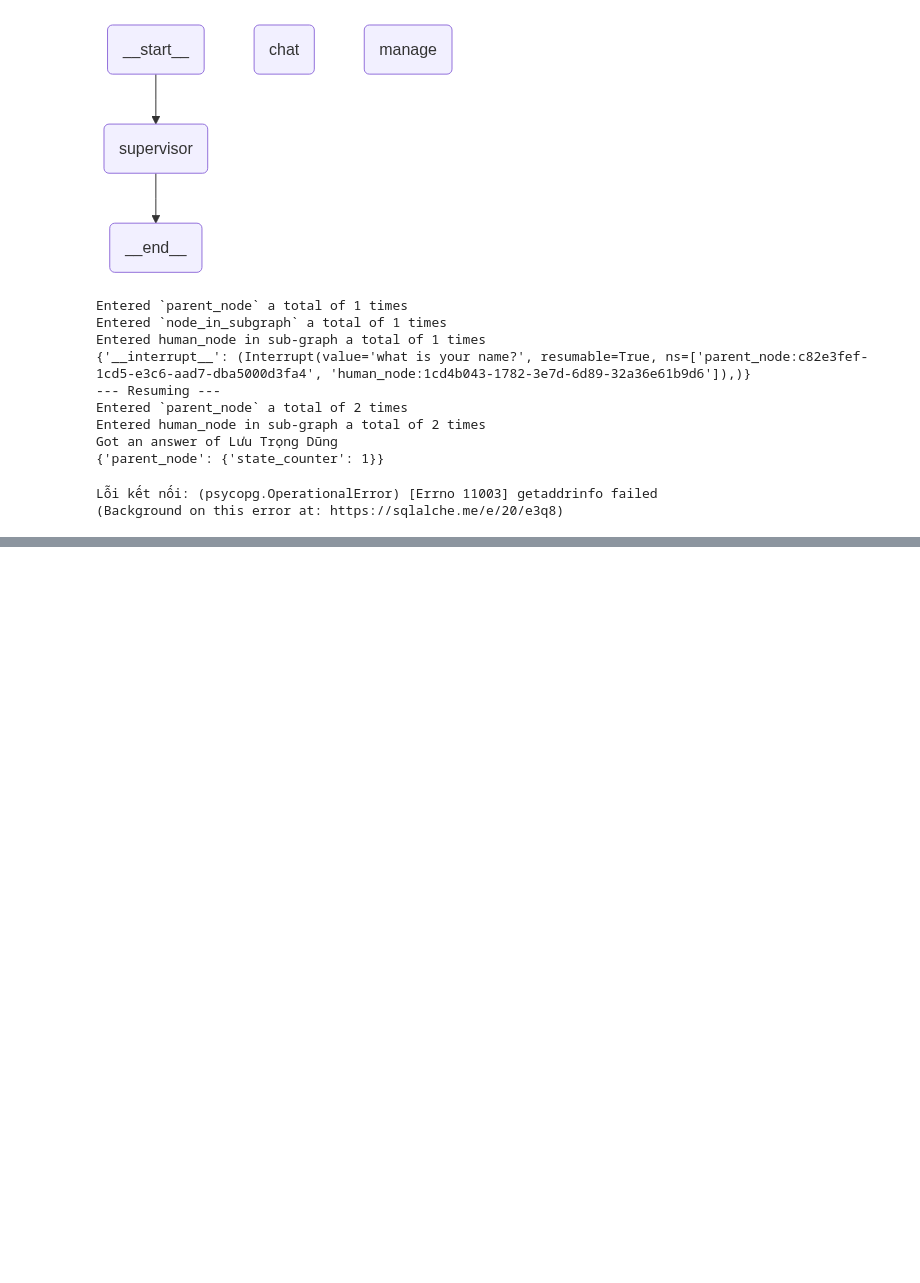
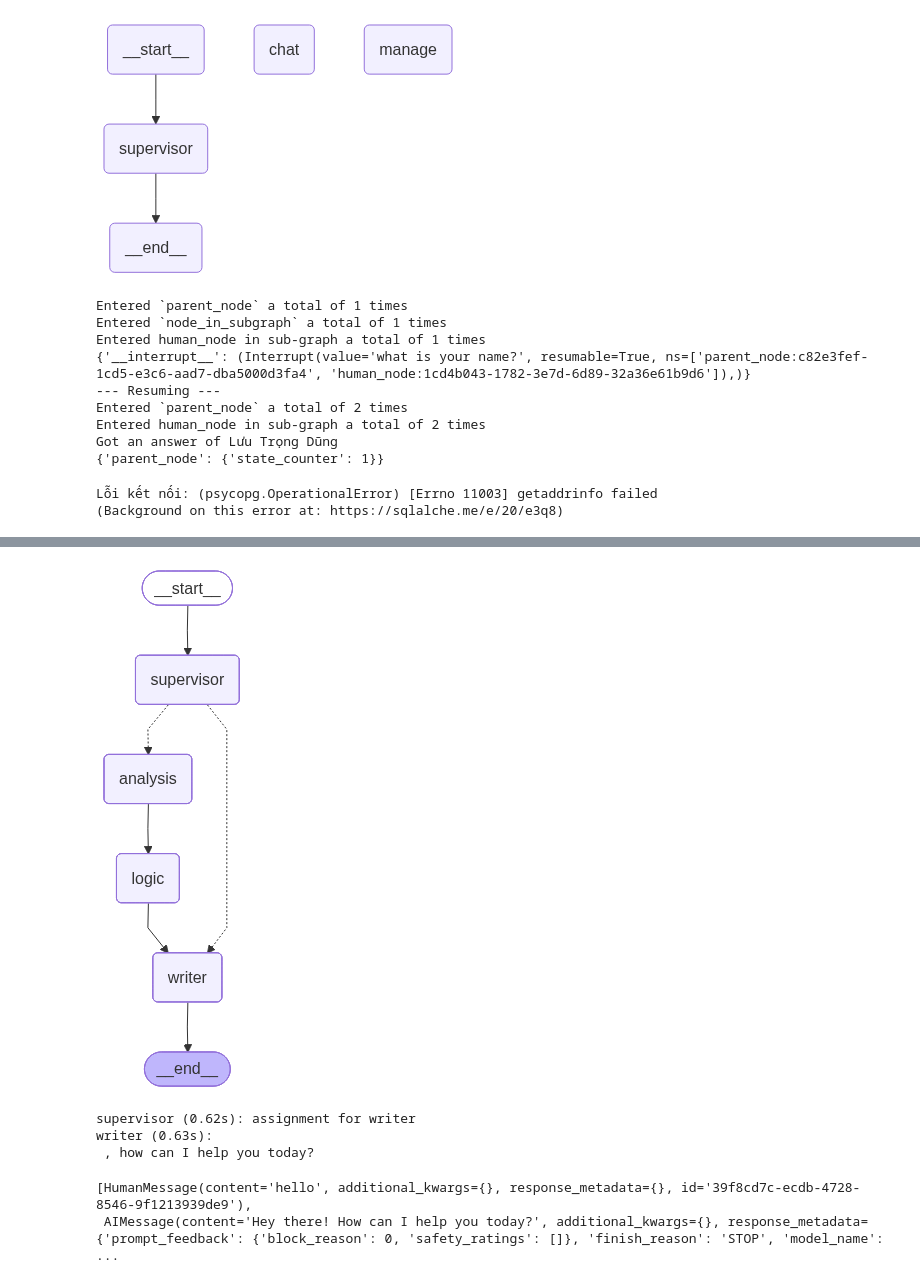
Before and after one commit to trongdung143/chatbot, a Jupyter notebook: src/notebooks/main.ipynb, the cells around one changed output, grey strips where cells are left out. Saved outputs shown, nothing was run; the diff lists cells and outputs as text; code cells hidden in the pictures; blank space fills up the shorter version.

```diff
--- a/src/notebooks/main.ipynb
+++ b/src/notebooks/main.ipynb
@@ -287,0 +306,28 @@ Lỗi kết nối: (psycopg.OperationalError) [Errno 11003] getaddrinfo failed
+# %%
+    async def process(self, state: State) -> State:
+        state["current_agent"] = "analysis"
+
+        current_step = state["agent_logs"][-1]["step"] + 1 if state["agent_logs"] else 1
+        start_time = time()
+
+        result_msg = await self._chain.ainvoke({"messages": state["messages"]})
+        result_text = getattr(result_msg, "content", str(result_msg))
+
+        end_time = time()
+        duration = end_time - start_time
+
+        state["agent_logs"].append(
+            {
+                "agent_name": "analysis",
+                "task": "Analyze user messages",
+                "result": result_text,
+                "step": current_step,
+                "start_time": start_time,
+                "end_time": end_time,
+                "duration": duration,
+            }
+        )
+
+        state["messages"].append({"role": "assistant", "content": result_text})
+
+        return state
@@ -287,0 +687,27 @@ Lỗi kết nối: (psycopg.OperationalError) [Errno 11003] getaddrinfo failed
+# %%
+from langchain_core.runnables.graph import MermaidDrawMethod
+from IPython.display import display, Image
+
+display(
+    Image(
+        workflow.get_graph().draw_mermaid_png(
+            draw_method=MermaidDrawMethod.API,
+        )
+    )
+)
+# %% [output]
+[figure, added]
+# %%
+res = await workflow.ainvoke(
+    {"messages": [HumanMessage(content="hello")]},
+    config={"configurable": {"thread_id": "123"}},
+)
+# %% [output]
+supervisor (0.62s): assignment for writer
+writer (0.63s):
+ , how can I help you today?
+# %%
+res["messages"]
+# %% [output]
+[HumanMessage(content='hello', additional_kwargs={}, response_metadata={}, id='39f8cd7c-ecdb-4728-8546-9f1213939de9'),
+ AIMessage(content='Hey there! How can I help you today?', additional_kwargs={}, response_metadata={'prompt_feedback': {'block_reason': 0, 'safety_ratings': []}, 'finish_reason': 'STOP', 'model_name': ...
```
Also changed, not shown: parts of 3 cells of this notebook, 22 other files.
